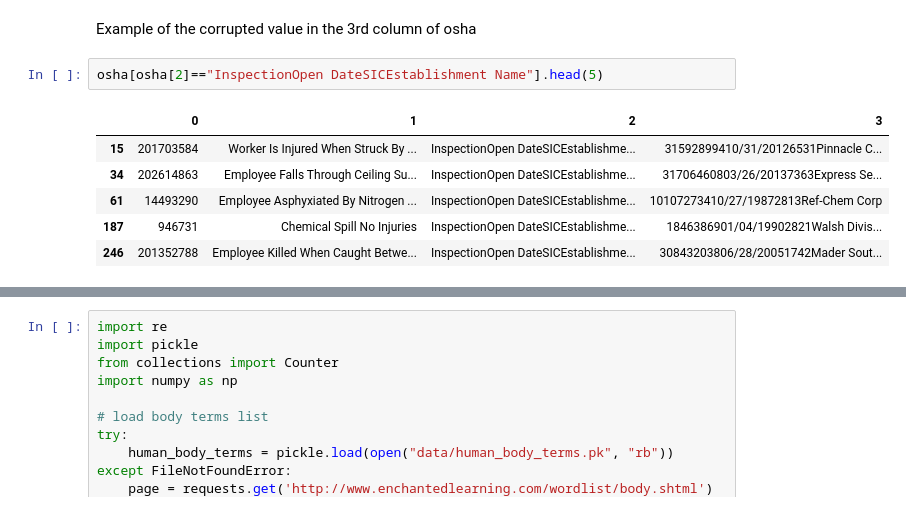
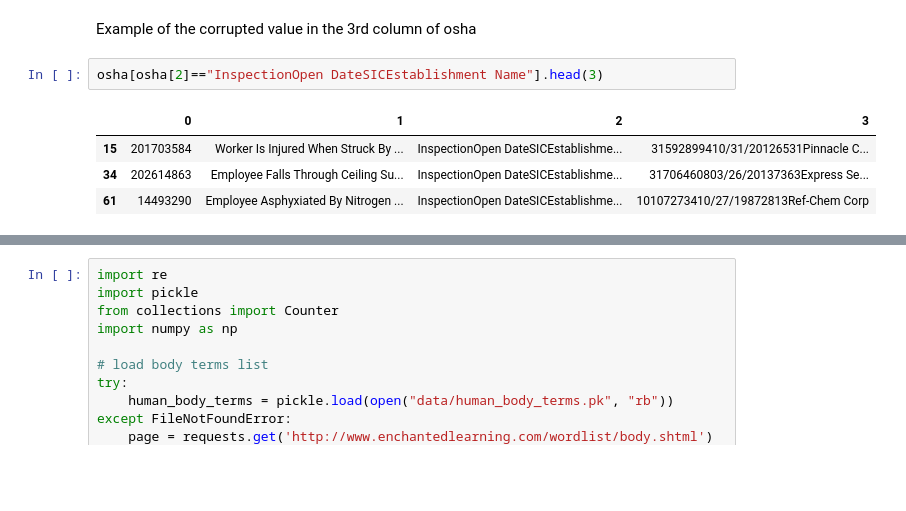
Before and after one commit to mikelkl/learning-artificial-intelligence, a Jupyter notebook: natural-language-processing/text-mining/classification_and_information_extraction_for_construction_accidents.ipynb, the cells around one changed output, grey strips where cells are left out. Cells and saved outputs as stored; diff of their text form; blank space fills up the shorter version.

```diff
--- a/natural-language-processing/text-mining/classification_and_information_extraction_for_construction_accidents.ipynb
+++ b/natural-language-processing/text-mining/classification_and_information_extraction_for_construction_accidents.ipynb
@@ -91,14 +162,12 @@ osha[osha[1]==" Electric Shock "].head(5)
 # %% [markdown]
 Example of the corrupted value in the 3rd column of osha
 # %%
-osha[osha[2]=="InspectionOpen DateSICEstablishment Name"].head(5)
+osha[osha[2]=="InspectionOpen DateSICEstablishment Name"].head(3)
 # %% [output]
 |  | 0 | 1 | 2 | 3 |
 | 15 | 201703584 | Worker Is Injured When Struck By ... | InspectionOpen DateSICEstablishme... | 31592899410/31/20126531Pinnacle C... |
 | 34 | 202614863 | Employee Falls Through Ceiling Su... | InspectionOpen DateSICEstablishme... | 31706460803/26/20137363Express Se... |
 | 61 | 14493290 | Employee Asphyxiated By Nitrogen ... | InspectionOpen DateSICEstablishme... | 10107273410/27/19872813Ref-Chem Corp |
-| 187 | 946731 | Chemical Spill No Injuries | InspectionOpen DateSICEstablishme... | 1846386901/04/19902821Walsh Divis... |
-| 246 | 201352788 | Employee Killed When Caught Betwe... | InspectionOpen DateSICEstablishme... | 30843203806/28/20051742Mader Sout... |
 # %%
 # standardized dataframe header
 msia.columns = [name.split()[0] for name in msia.columns]
```
Also changed, not shown: parts of 17 cells of this notebook, 8 other files.
